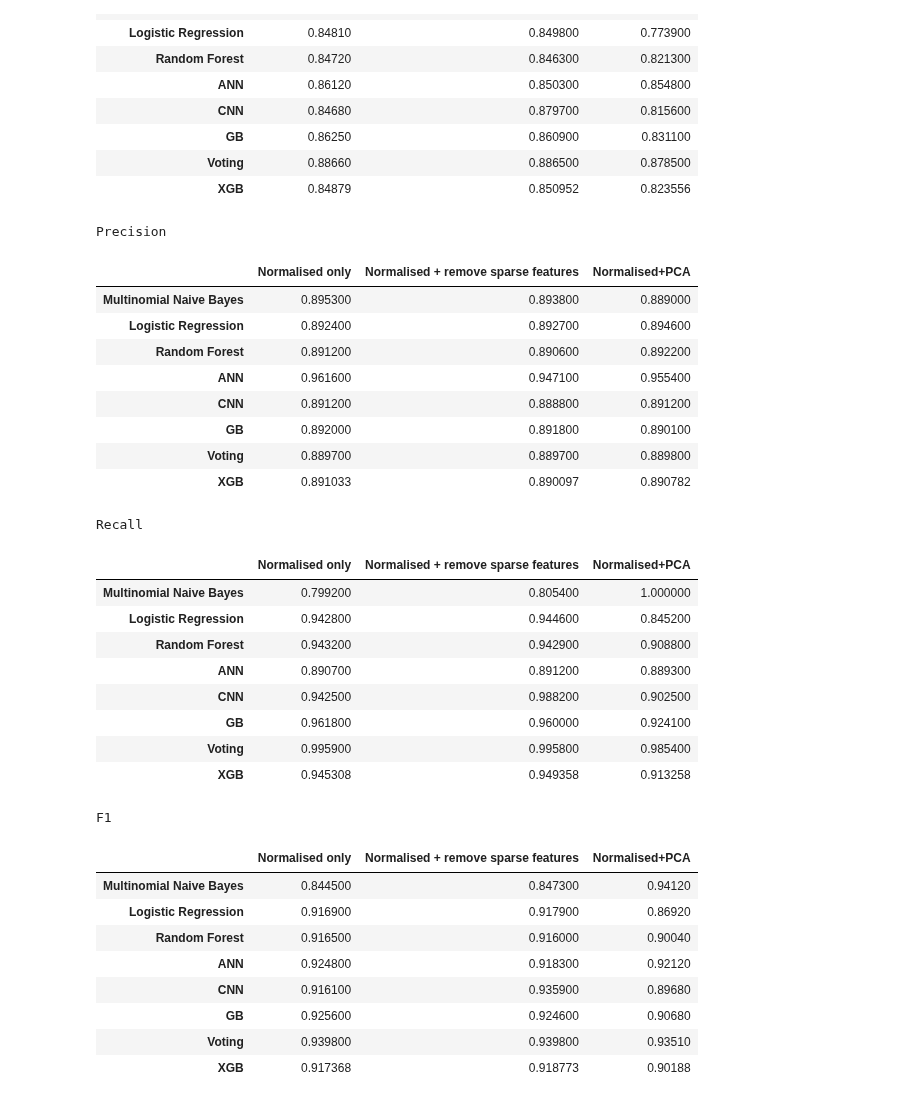
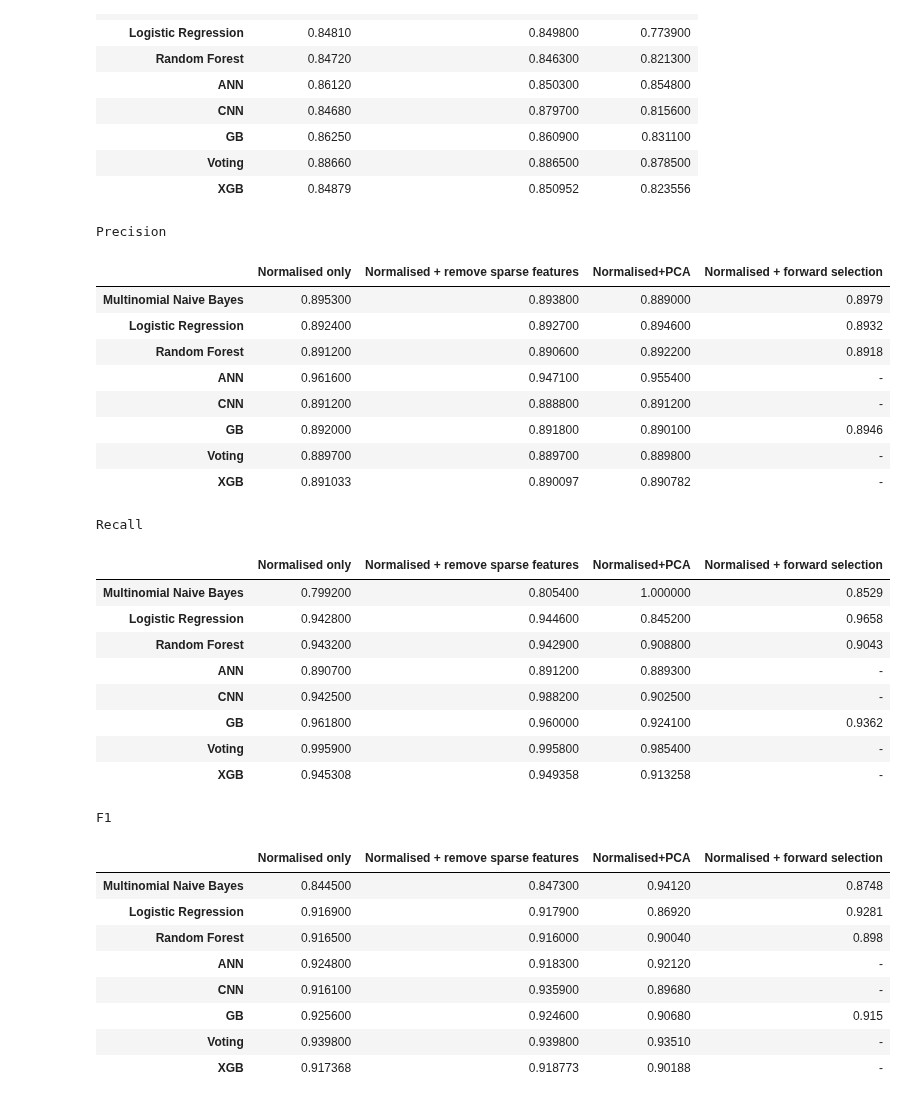
Before and after one commit to Rab6it/COMP5703_code, a Jupyter notebook: project.ipynb, the cells around one changed output. Drawn from its saved outputs; the diff is of its cells as text; code cells hidden in the pictures.

Commit message:
forward selection

```diff
--- a/project.ipynb
+++ b/project.ipynb
@@ -1086,3 +1198,0 @@ test scores: [0.889, 0.889, 1.0, 0.9412, 0.5]
-# %%
-for i in ['2', '3', '7', '9', '15', '17', '24', '46', '51', '62', '63', '69']:
-    print(np.array(X_train_2.columns)[int(i)])
@@ -1114,3 +1255,5 @@ test scores: [0.8873, 0.889, 0.9978, 0.9403, 0.5002]
+# %%
+nb_forward = [0.8979, 0.8529, 0.8748,0.5382]
 # %% [markdown]
 # ANN
 # %%
@@ -1390,3 +1616,5 @@ gb_bal_acc:  [0.5148, 0.5138, 0.5052]
+# %%
+gb_forward = [0.8946, 0.9362, 0.915, 0.5267]
 # %% [markdown]
 # CNN
 # %%
@@ -2053,5 +2278,11 @@ xgb_f1 = [0.917368,0.918773, 0.901880]
 # %% [markdown]
 # Evaluation
+# %%
+# Forward selection results
+forward_precision = [nb_forward[0],logit_forward[0],rf_forward[0],'-','-',gb_forward[0],'-','-']
+forward_recall = [nb_forward[1],logit_forward[1],rf_forward[1],'-','-',gb_forward[1],'-','-']
+forward_f1 = [nb_forward[2],logit_forward[2],rf_forward[2],'-','-',gb_forward[2],'-','-']
+forward_bal_acc = [nb_forward[3],logit_forward[3],rf_forward[3],'-','-',gb_forward[3],'-','-']
 # %%
 test_acc={'Multinomial Naive Bayes': nb_acc,
             'Logistic Regression': lr_acc,
@@ -2079,27 +2310,28 @@ Accuracy
 # %%
 test_pre={'Multinomial Naive Bayes': nb_pre,
             'Logistic Regression': lr_pre,
             'Random Forest': rf_pre,
             'ANN': ann_pre,
             'CNN': cnn_pre,
             'GB': gb_pre,
             'Voting': ve_pre,
             'XGB':xgb_pre}
 test_pre_table  = pd.DataFrame(test_pre).T
 test_pre_table.columns = ['Normalised only','Normalised + remove sparse features','Normalised+PCA']
+test_pre_table['Normalised + forward selection'] = forward_precision
 print("Precision")
 display(test_pre_table)
 # %% [output]
 Precision
-|  | Normalised only | Normalised + remove sparse features | Normalised+PCA |
-| Multinomial Naive Bayes | 0.895300 | 0.893800 | 0.889000 |
-| Logistic Regression | 0.892400 | 0.892700 | 0.894600 |
-| Random Forest | 0.891200 | 0.890600 | 0.892200 |
-| ANN | 0.961600 | 0.947100 | 0.955400 |
-| CNN | 0.891200 | 0.888800 | 0.891200 |
-| GB | 0.892000 | 0.891800 | 0.890100 |
-| Voting | 0.889700 | 0.889700 | 0.889800 |
-| XGB | 0.891033 | 0.890097 | 0.890782 |
+|  | Normalised only | Normalised + remove sparse features | Normalised+PCA | Normalised + forward selection |
+| Multinomial Naive Bayes | 0.895300 | 0.893800 | 0.889000 | 0.8979 |
+| Logistic Regression | 0.892400 | 0.892700 | 0.894600 | 0.8932 |
+| Random Forest | 0.891200 | 0.890600 | 0.892200 | 0.8918 |
+| ANN | 0.961600 | 0.947100 | 0.955400 | - |
+| CNN | 0.891200 | 0.888800 | 0.891200 | - |
+| GB | 0.892000 | 0.891800 | 0.890100 | 0.8946 |
+| Voting | 0.889700 | 0.889700 | 0.889800 | - |
+| XGB | 0.891033 | 0.890097 | 0.890782 | - |
 # %%
 test_rec={'Multinomial Naive Bayes': nb_rec,
             'Logistic Regression': lr_rec,
@@ -2111,19 +2343,20 @@ test_rec={'Multinomial Naive Bayes': nb_rec,
             'XGB':xgb_rec}
 test_rec_table  = pd.DataFrame(test_rec).T
 test_rec_table.columns = ['Normalised only','Normalised + remove sparse features','Normalised+PCA']
+test_rec_table['Normalised + forward selection'] = forward_recall
 print("Recall")
 display(test_rec_table)
 # %% [output]
 Recall
-|  | Normalised only | Normalised + remove sparse features | Normalised+PCA |
-| Multinomial Naive Bayes | 0.799200 | 0.805400 | 1.000000 |
-| Logistic Regression | 0.942800 | 0.944600 | 0.845200 |
-| Random Forest | 0.943200 | 0.942900 | 0.908800 |
-| ANN | 0.890700 | 0.891200 | 0.889300 |
-| CNN | 0.942500 | 0.988200 | 0.902500 |
-| GB | 0.961800 | 0.960000 | 0.924100 |
-| Voting | 0.995900 | 0.995800 | 0.985400 |
-| XGB | 0.945308 | 0.949358 | 0.913258 |
+|  | Normalised only | Normalised + remove sparse features | Normalised+PCA | Normalised + forward selection |
+| Multinomial Naive Bayes | 0.799200 | 0.805400 | 1.000000 | 0.8529 |
+| Logistic Regression | 0.942800 | 0.944600 | 0.845200 | 0.9658 |
+| Random Forest | 0.943200 | 0.942900 | 0.908800 | 0.9043 |
+| ANN | 0.890700 | 0.891200 | 0.889300 | - |
+| CNN | 0.942500 | 0.988200 | 0.902500 | - |
+| GB | 0.961800 | 0.960000 | 0.924100 | 0.9362 |
+| Voting | 0.995900 | 0.995800 | 0.985400 | - |
+| XGB | 0.945308 | 0.949358 | 0.913258 | - |
 # %%
 test_f1={'Multinomial Naive Bayes': nb_f1,
             'Logistic Regression': lr_f1,
@@ -2135,19 +2368,20 @@ test_f1={'Multinomial Naive Bayes': nb_f1,
             'XGB':xgb_f1}
 test_f1_table  = pd.DataFrame(test_f1).T
 test_f1_table.columns = ['Normalised only','Normalised + remove sparse features','Normalised+PCA']
+test_f1_table['Normalised + forward selection'] = forward_f1
 print("F1")
 display(test_f1_table)
 # %% [output]
 F1
-|  | Normalised only | Normalised + remove sparse features | Normalised+PCA |
-| Multinomial Naive Bayes | 0.844500 | 0.847300 | 0.94120 |
-| Logistic Regression | 0.916900 | 0.917900 | 0.86920 |
-| Random Forest | 0.916500 | 0.916000 | 0.90040 |
-| ANN | 0.924800 | 0.918300 | 0.92120 |
-| CNN | 0.916100 | 0.935900 | 0.89680 |
-| GB | 0.925600 | 0.924600 | 0.90680 |
-| Voting | 0.939800 | 0.939800 | 0.93510 |
-| XGB | 0.917368 | 0.918773 | 0.90188 |
+|  | Normalised only | Normalised + remove sparse features | Normalised+PCA | Normalised + forward selection |
+| Multinomial Naive Bayes | 0.844500 | 0.847300 | 0.94120 | 0.8748 |
+| Logistic Regression | 0.916900 | 0.917900 | 0.86920 | 0.9281 |
+| Random Forest | 0.916500 | 0.916000 | 0.90040 | 0.898 |
+| ANN | 0.924800 | 0.918300 | 0.92120 | - |
+| CNN | 0.916100 | 0.935900 | 0.89680 | - |
+| GB | 0.925600 | 0.924600 | 0.90680 | 0.915 |
+| Voting | 0.939800 | 0.939800 | 0.93510 | - |
+| XGB | 0.917368 | 0.918773 | 0.90188 | - |
 # %%
 test_bal_acc={'Multinomial Naive Bayes': nb_bal_acc,
             'Logistic Regression': lr_bal_acc,
```
Also changed, not shown: parts of 51 cells of this notebook.
